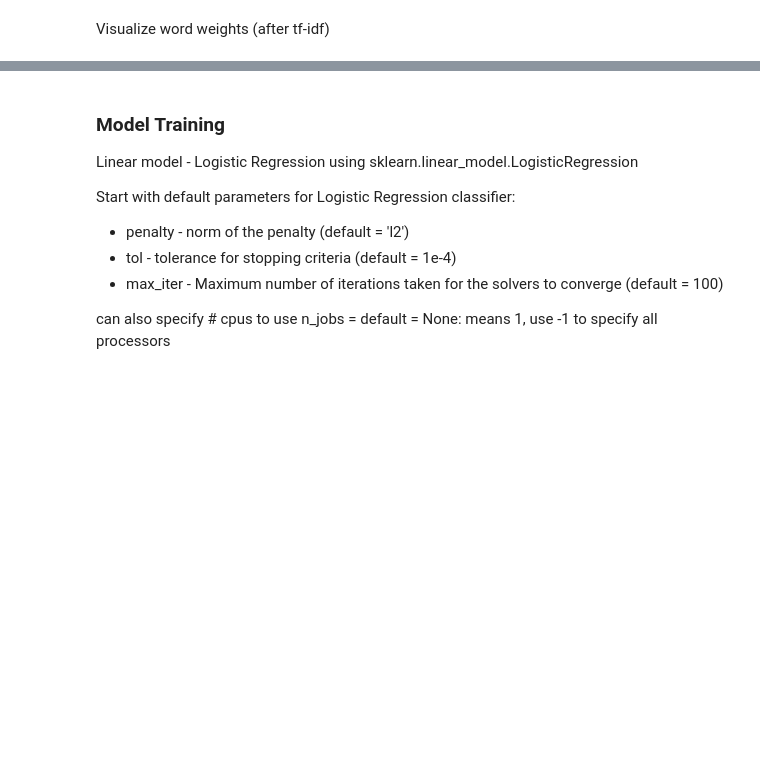
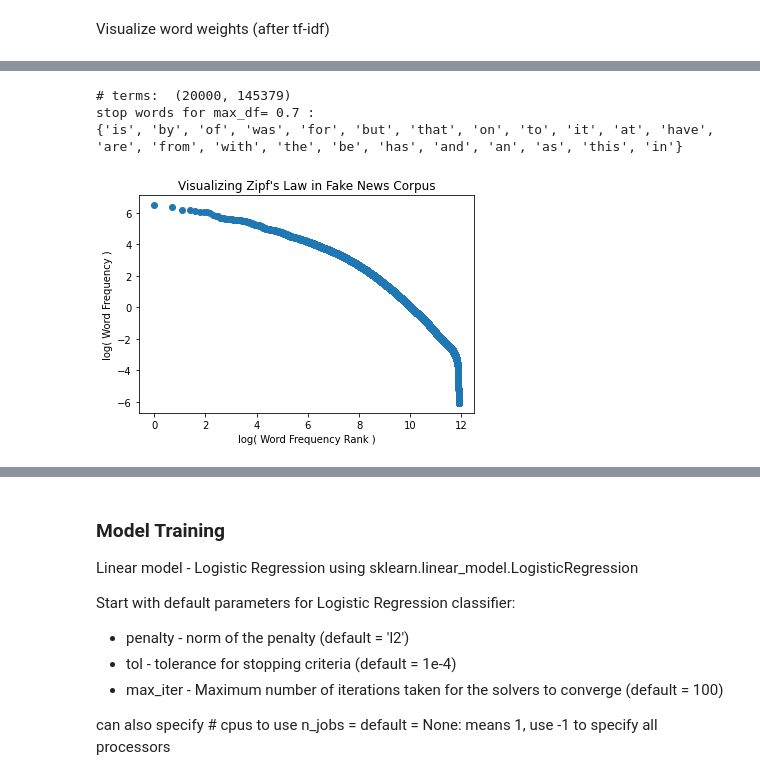
Before and after one commit to BennoKrojer/ML2, a Jupyter notebook: Part2.ipynb, the cells around one changed output, grey strips where cells are left out. Cells and saved outputs as stored; diff of their text form; code cells hidden in the pictures; blank space fills up the shorter version.

```diff
--- a/Part2.ipynb
+++ b/Part2.ipynb
@@ -176,0 +213,21 @@ X_train_tfidf
+# %%
+# Remove words that appear too frequently
+max_df_test = 0.7
+cv = CountVectorizer(max_df=max_df_test)
+X_train_counts = cv.fit_transform(X_train)
+print("# terms: ", X_train_counts.shape)
+print("stop words for max_df=", max_df_test,": ")
+print(cv.stop_words_)
+tfidf_transformer = TfidfTransformer()
+X_train_freq = tfidf_transformer.fit_transform(X_train_counts)
+
+# Create dictionary of corpus freq and plot
+word_list = cv.get_feature_names()
+freq_list = np.asarray(X_train_freq.sum(axis=0))[0]
+freq_dict = dict(zip(word_list, freq_list))
+plot_zipf(freq_dict)
+# %% [output]
+# terms:  (20000, 145379)
+stop words for max_df= 0.7 :
+{'is', 'by', 'of', 'was', 'for', 'but', 'that', 'on', 'to', 'it', 'at', 'have', 'are', 'from', 'with', 'the', 'be', 'has', 'and', 'an', 'as', 'this', 'in'}
+[figure, added]
```
Also changed, not shown: parts of 49 cells of this notebook.
